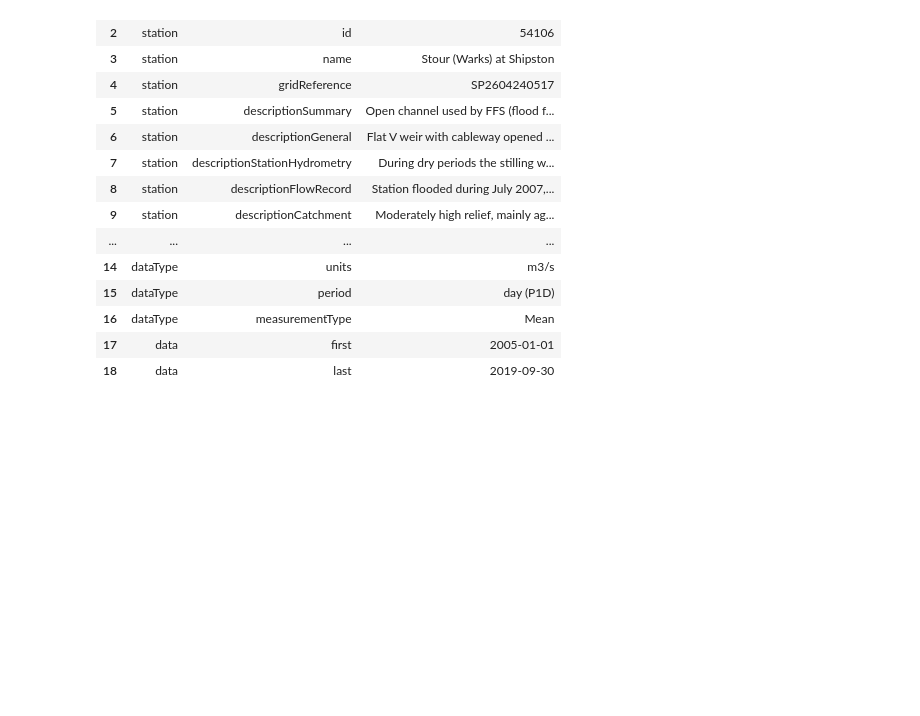
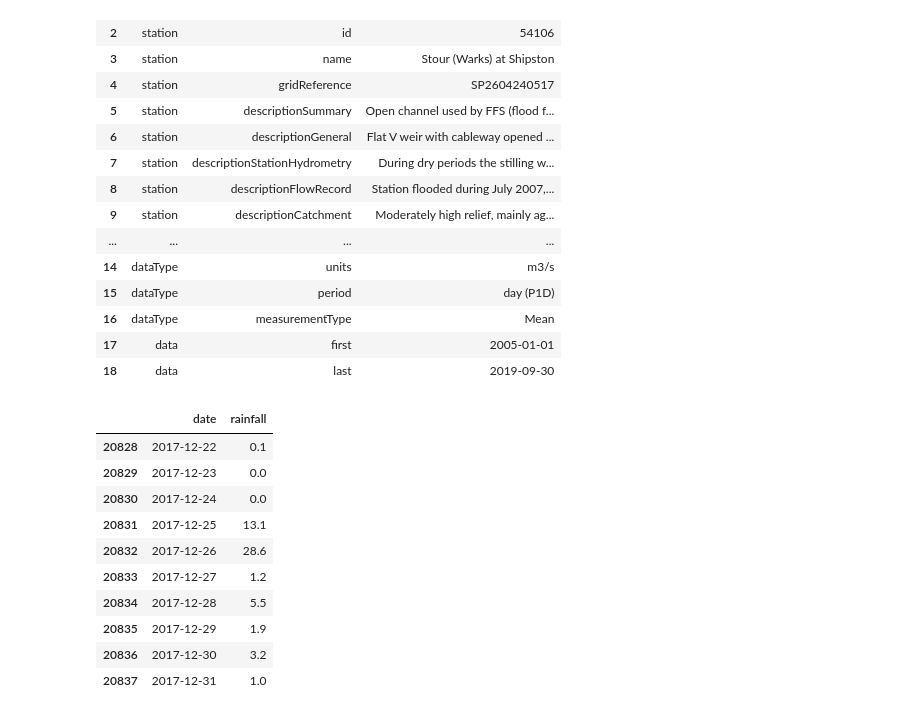
Before and after one commit to ai4er-cdt/flood_risk_shipston, a Jupyter notebook: notebooks/nrfa_data.ipynb, the cells around one changed output. Saved outputs shown, nothing was run; the diff lists cells and outputs as text; code cells hidden in the pictures; blank space fills up the shorter version.

```diff
--- a/notebooks/nrfa_data.ipynb
+++ b/notebooks/nrfa_data.ipynb
@@ -65,3 +78,17 @@ gdf_metadata
 | 16 | dataType | measurementType | Mean |
 | 17 | data | first | 2005-01-01 |
 | 18 | data | last | 2019-09-30 |
+# %%
+cdr_df.tail(10)
+# %% [output]
+|  | date | rainfall |
+| 20828 | 2017-12-22 | 0.1 |
+| 20829 | 2017-12-23 | 0.0 |
+| 20830 | 2017-12-24 | 0.0 |
+| 20831 | 2017-12-25 | 13.1 |
+| 20832 | 2017-12-26 | 28.6 |
+| 20833 | 2017-12-27 | 1.2 |
+| 20834 | 2017-12-28 | 5.5 |
+| 20835 | 2017-12-29 | 1.9 |
+| 20836 | 2017-12-30 | 3.2 |
+| 20837 | 2017-12-31 | 1.0 |
```
Also changed, not shown: parts of 5 cells of this notebook.
